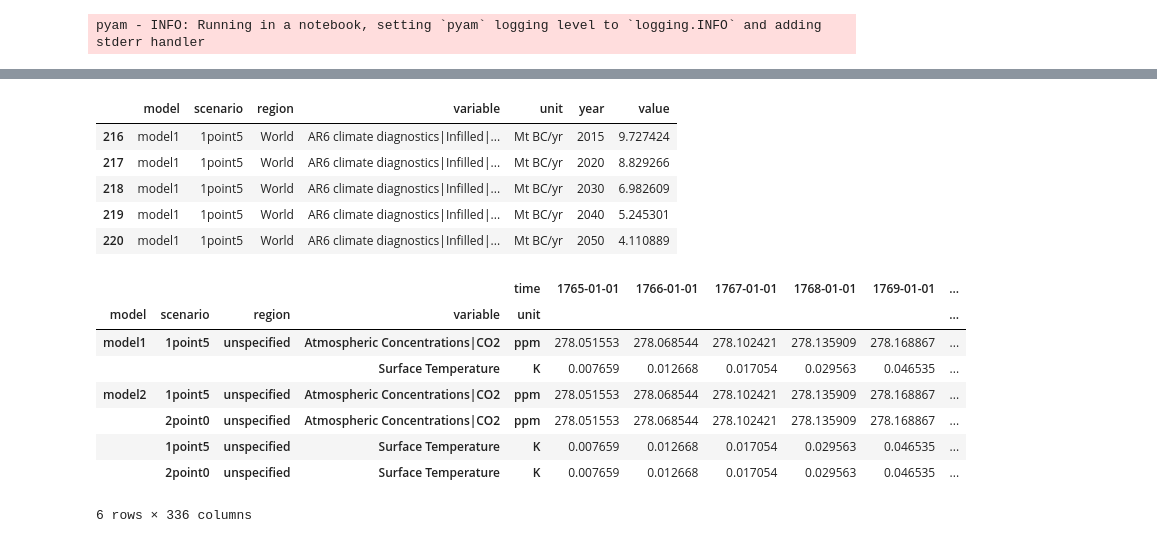
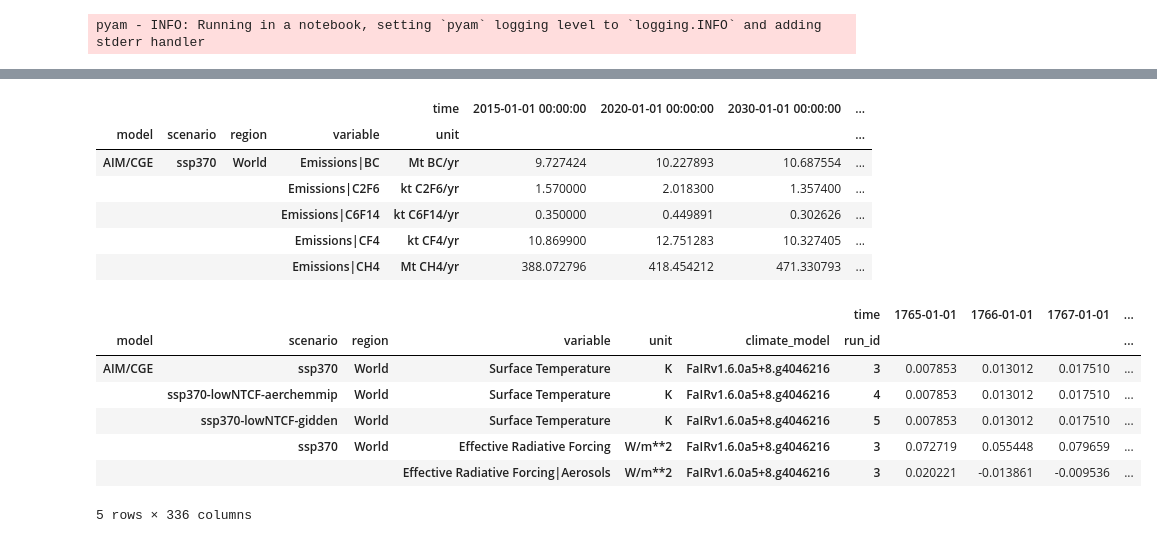
Before and after one commit to openscm/openscm-runner, a Jupyter notebook: notebooks/run-fair.ipynb, the cells around one changed output, grey strips where cells are left out. Drawn from its saved outputs; the diff is of its cells as text; code cells hidden in the pictures.

```diff
--- a/notebooks/run-fair.ipynb
+++ b/notebooks/run-fair.ipynb
@@ -34,21 +35,20 @@ fair.get_version()
 # %%
 # NBVAL_IGNORE_OUTPUT
-df = pd.read_csv(
+df_fair = ScmDataFrame(
     os.path.join(
-        "..", "data", "tiny_example_emissions_harmonized_infilled.csv"
+        "..", "tests", "test-data", "rcmip_scen_ssp_world_emissions.csv"
     )
 )
-df = pyam.IamDataFrame(df)
-df_clean = df.filter(variable="*Infilled*")
-df_fair = df_clean.copy()
+
 df_fair.head()
 # %% [output]
-|  | model | scenario | region | variable | unit | year | value |
-| 216 | model1 | 1point5 | World | AR6 climate diagnostics|Infilled|... | Mt BC/yr | 2015 | 9.727424 |
-| 217 | model1 | 1point5 | World | AR6 climate diagnostics|Infilled|... | Mt BC/yr | 2020 | 8.829266 |
-| 218 | model1 | 1point5 | World | AR6 climate diagnostics|Infilled|... | Mt BC/yr | 2030 | 6.982609 |
-| 219 | model1 | 1point5 | World | AR6 climate diagnostics|Infilled|... | Mt BC/yr | 2040 | 5.245301 |
-| 220 | model1 | 1point5 | World | AR6 climate diagnostics|Infilled|... | Mt BC/yr | 2050 | 4.110889 |
+|  |  |  |  | time | 2015-01-01 00:00:00 | 2020-01-01 00:00:00 | 2030-01-01 00:00:00 | ... |
+| model | scenario | region | variable | unit |  |  |  | ... |
+| AIM/CGE | ssp370 | World | Emissions|BC | Mt BC/yr | 9.727424 | 10.227893 | 10.687554 | ... |
+|  |  |  | Emissions|C2F6 | kt C2F6/yr | 1.570000 | 2.018300 | 1.357400 | ... |
+|  |  |  | Emissions|C6F14 | kt C6F14/yr | 0.350000 | 0.449891 | 0.302626 | ... |
+|  |  |  | Emissions|CF4 | kt CF4/yr | 10.869900 | 12.751283 | 10.327405 | ... |
+|  |  |  | Emissions|CH4 | Mt CH4/yr | 388.072796 | 418.454212 | 471.330793 | ... |
 # %%
 # NBVAL_IGNORE_OUTPUT
 x = run(
@@ -58,18 +58,25 @@ x = run(
         ],  # passing an empty list of an empty dict will run with defaults
     },
     scenarios=df_fair,
-    output_variables=("Surface Temperature", "Atmospheric Concentrations|CO2"),
+    output_variables=(
+        "Surface Temperature",
+        "Atmospheric Concentrations|CO2",
+        "Effective Radiative Forcing",
+        "Effective Radiative Forcing|CO2",
+        "Effective Radiative Forcing|Aerosols",
+        "Effective Radiative Forcing|Aerosols|Direct Effect",
+        "Effective Radiative Forcing|Aerosols|Indirect Effect",
+    ),
 )
 # %%
 # NBVAL_IGNORE_OUTPUT
-x.timeseries()
+x.head()
 # %% [output]
-|  |  |  |  | time | 1765-01-01 | 1766-01-01 | 1767-01-01 | 1768-01-01 | 1769-01-01 | ... |
-| model | scenario | region | variable | unit |  |  |  |  |  | ... |
-| model1 | 1point5 | unspecified | Atmospheric Concentrations|CO2 | ppm | 278.051553 | 278.068544 | 278.102421 | 278.135909 | 278.168867 | ... |
-|  |  |  | Surface Temperature | K | 0.007659 | 0.012668 | 0.017054 | 0.029563 | 0.046535 | ... |
-| model2 | 1point5 | unspecified | Atmospheric Concentrations|CO2 | ppm | 278.051553 | 278.068544 | 278.102421 | 278.135909 | 278.168867 | ... |
-|  | 2point0 | unspecified | Atmospheric Concentrations|CO2 | ppm | 278.051553 | 278.068544 | 278.102421 | 278.135909 | 278.168867 | ... |
-|  | 1point5 | unspecified | Surface Temperature | K | 0.007659 | 0.012668 | 0.017054 | 0.029563 | 0.046535 | ... |
-|  | 2point0 | unspecified | Surface Temperature | K | 0.007659 | 0.012668 | 0.017054 | 0.029563 | 0.046535 | ... |
+|  |  |  |  |  |  | time | 1765-01-01 | 1766-01-01 | 1767-01-01 | ... |
+| model | scenario | region | variable | unit | climate_model | run_id |  |  |  | ... |
+| AIM/CGE | ssp370 | World | Surface Temperature | K | FaIRv1.6.0a5+8.g4046216 | 3 | 0.007853 | 0.013012 | 0.017510 | ... |
+|  | ssp370-lowNTCF-aerchemmip | World | Surface Temperature | K | FaIRv1.6.0a5+8.g4046216 | 4 | 0.007853 | 0.013012 | 0.017510 | ... |
+|  | ssp370-lowNTCF-gidden | World | Surface Temperature | K | FaIRv1.6.0a5+8.g4046216 | 5 | 0.007853 | 0.013012 | 0.017510 | ... |
+|  | ssp370 | World | Effective Radiative Forcing | W/m**2 | FaIRv1.6.0a5+8.g4046216 | 3 | 0.072719 | 0.055448 | 0.079659 | ... |
+|  |  |  | Effective Radiative Forcing|Aerosols | W/m**2 | FaIRv1.6.0a5+8.g4046216 | 3 | 0.020221 | -0.013861 | -0.009536 | ... |
-6 rows × 336 columns
+5 rows × 336 columns
```
Also changed, not shown: parts of 11 cells of this notebook, 4 other files.
